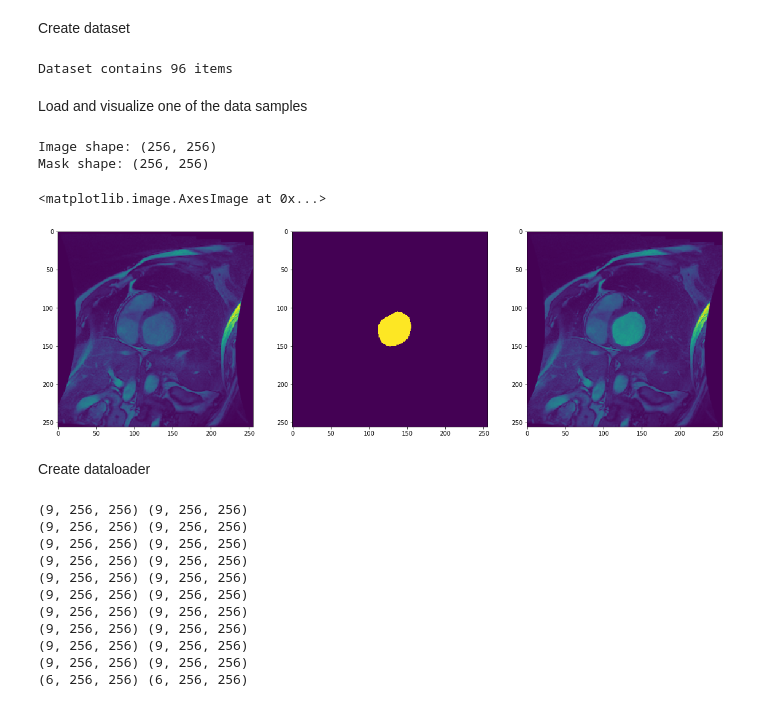
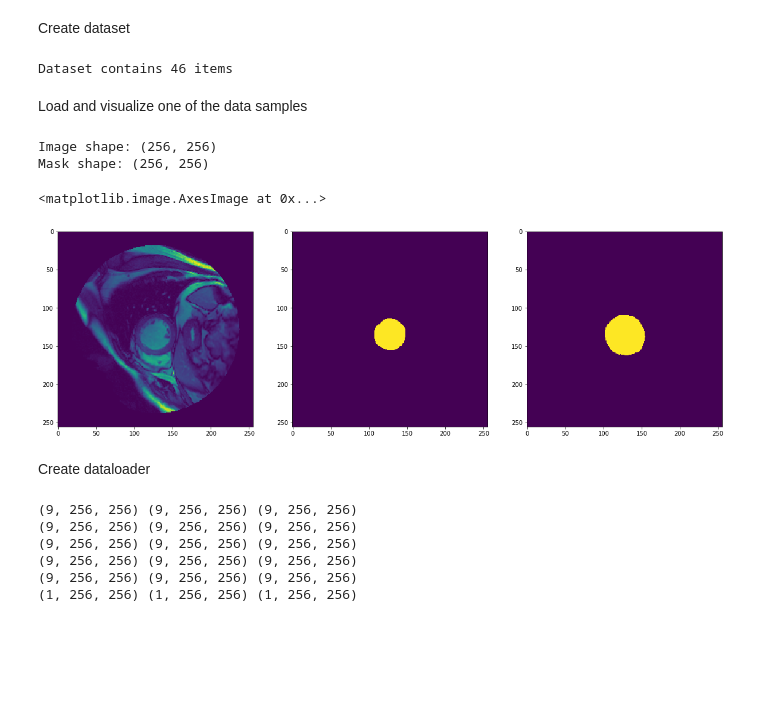
Before and after one commit to trifonova-n/challenge, a Jupyter notebook: visualize_data.ipynb, the cells around one changed output. Saved outputs shown, nothing was run; the diff lists cells and outputs as text; code cells hidden in the pictures; blank space fills up the shorter version.

```diff
--- a/visualize_data.ipynb
+++ b/visualize_data.ipynb
@@ -13,44 +13,39 @@ Populating the interactive namespace from numpy and matplotlib
 Create dataset
 # %%
 data_path = 'data/final_data'
-data = DICOMDataset(data_path)
+data = DICOMDataset(data_path, only_complete=True)
 print('Dataset contains %d items' % len(data))
 # %% [output]
-Dataset contains 96 items
+Dataset contains 46 items
 # %% [markdown]
 Load and visualize one of the data samples
 # %%
-sample = data[94]
+sample = data[1]
 print('Image shape:', sample['pixel_data'].shape)
-print('Mask shape:', sample['mask'].shape)
+print('Mask shape:', sample['imask'].shape)
 plt.rcParams['figure.figsize'] = [20, 20]
 plt.subplot(131)
 plt.imshow(sample['pixel_data'])
 plt.subplot(132)
-plt.imshow(sample['mask'])
+plt.imshow(sample['imask'])
 plt.subplot(133)
-plt.imshow(sample['pixel_data']*np.invert(sample['mask']) + (sample['pixel_data'] + 300)*sample['mask'])
+plt.imshow(sample['omask'])
 # %% [output]
 Image shape: (256, 256)
 Mask shape: (256, 256)
 <matplotlib.image.AxesImage at 0x...>
-[figure, old version]
+[figure, new version]
 # %% [markdown]
 Create dataloader
 # %%
 loader = DataLoader(data, batch_size=9, shuffle=True)
 # %%
 for batch in loader:
-    print(batch['pixel_data'].shape, batch['mask'].shape)
+    print(batch['pixel_data'].shape, batch['imask'].shape, batch['omask'].shape)
 # %% [output]
-(9, 256, 256) (9, 256, 256)
-(9, 256, 256) (9, 256, 256)
-(9, 256, 256) (9, 256, 256)
-(9, 256, 256) (9, 256, 256)
-(9, 256, 256) (9, 256, 256)
-(9, 256, 256) (9, 256, 256)
-(9, 256, 256) (9, 256, 256)
-(9, 256, 256) (9, 256, 256)
-(9, 256, 256) (9, 256, 256)
-(9, 256, 256) (9, 256, 256)
-(6, 256, 256) (6, 256, 256)
+(9, 256, 256) (9, 256, 256) (9, 256, 256)
+(9, 256, 256) (9, 256, 256) (9, 256, 256)
+(9, 256, 256) (9, 256, 256) (9, 256, 256)
+(9, 256, 256) (9, 256, 256) (9, 256, 256)
+(9, 256, 256) (9, 256, 256) (9, 256, 256)
+(1, 256, 256) (1, 256, 256) (1, 256, 256)
```
Also changed, not shown: 2 other files.
